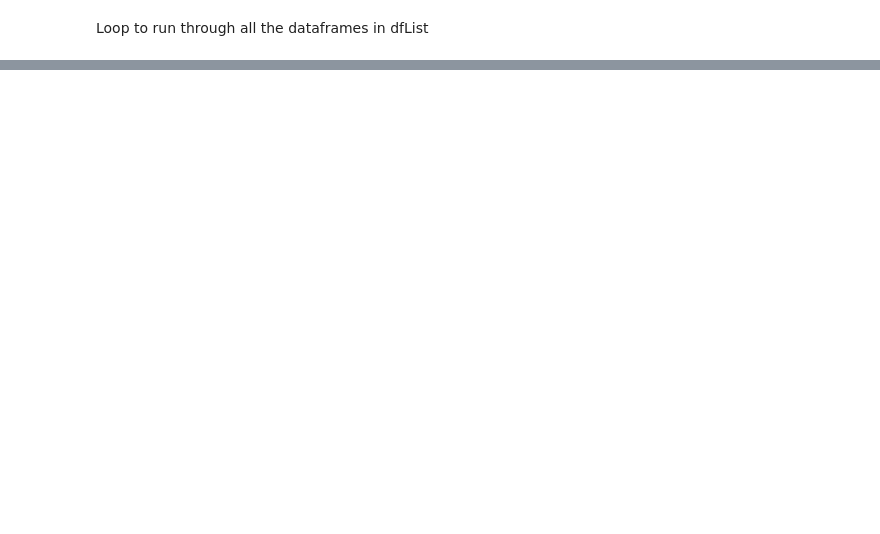
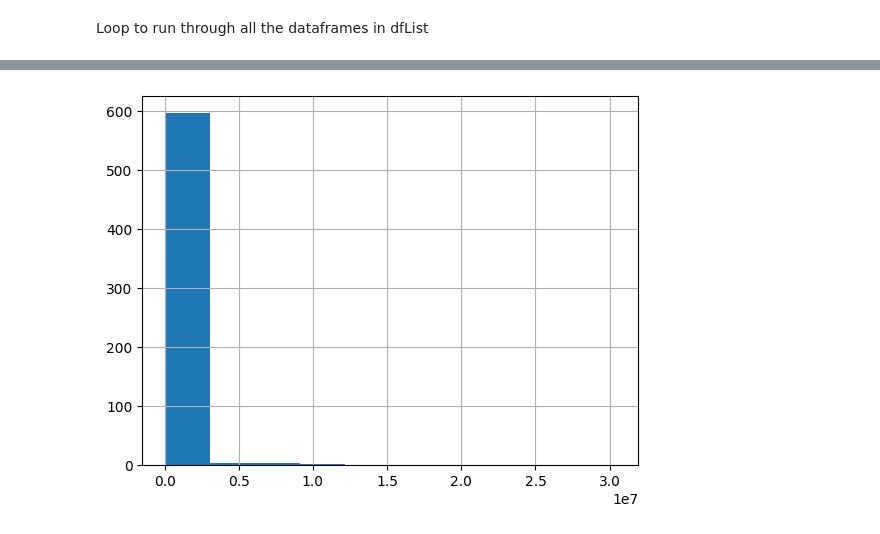
Before and after one commit to CoenBeemer/AI, a Jupyter notebook: src/overlordAI.ipynb, the cells around one changed output, grey strips where cells are left out. Cells and saved outputs as stored; diff of their text form; code cells hidden in the pictures; blank space fills up the shorter version.

```diff
--- a/src/overlordAI.ipynb
+++ b/src/overlordAI.ipynb
@@ -68,0 +67,4 @@ AAAAAAAAAAAAAAAAAAAAAAAAAAAAAAAAAAAAAAAAAAAAA
+# %%
+dataPath = '../data/ds_salaries.csv'
+df = pd.read_csv(glob.glob(dataPath)[0],index_col=0)
+df.head(10)
@@ -68,0 +132,5 @@ AAAAAAAAAAAAAAAAAAAAAAAAAAAAAAAAAAAAAAAAAAAAA
+# %%
+df['salary'].hist()
+pyl.show()
+# %% [output]
+[figure, added]
```
Also changed, not shown: parts of 31 cells of this notebook.
